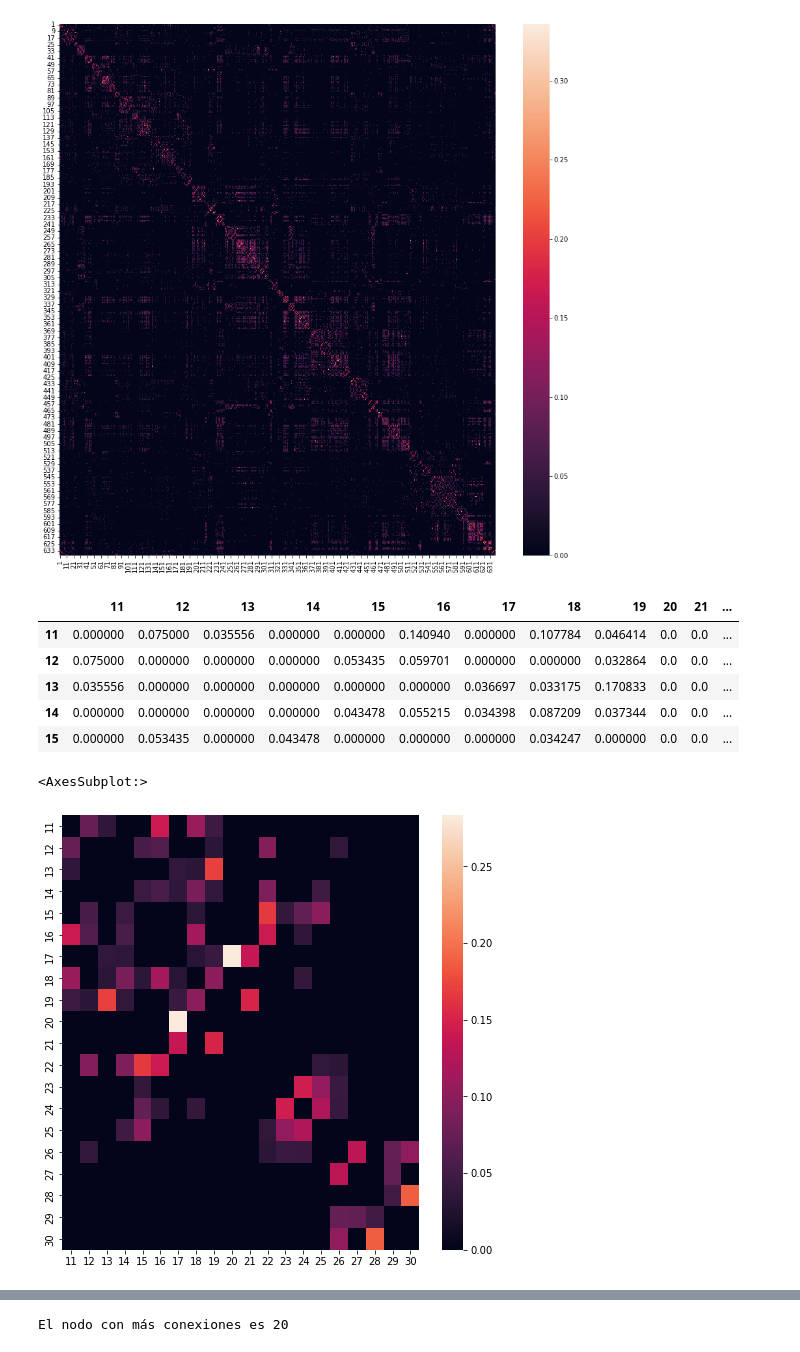
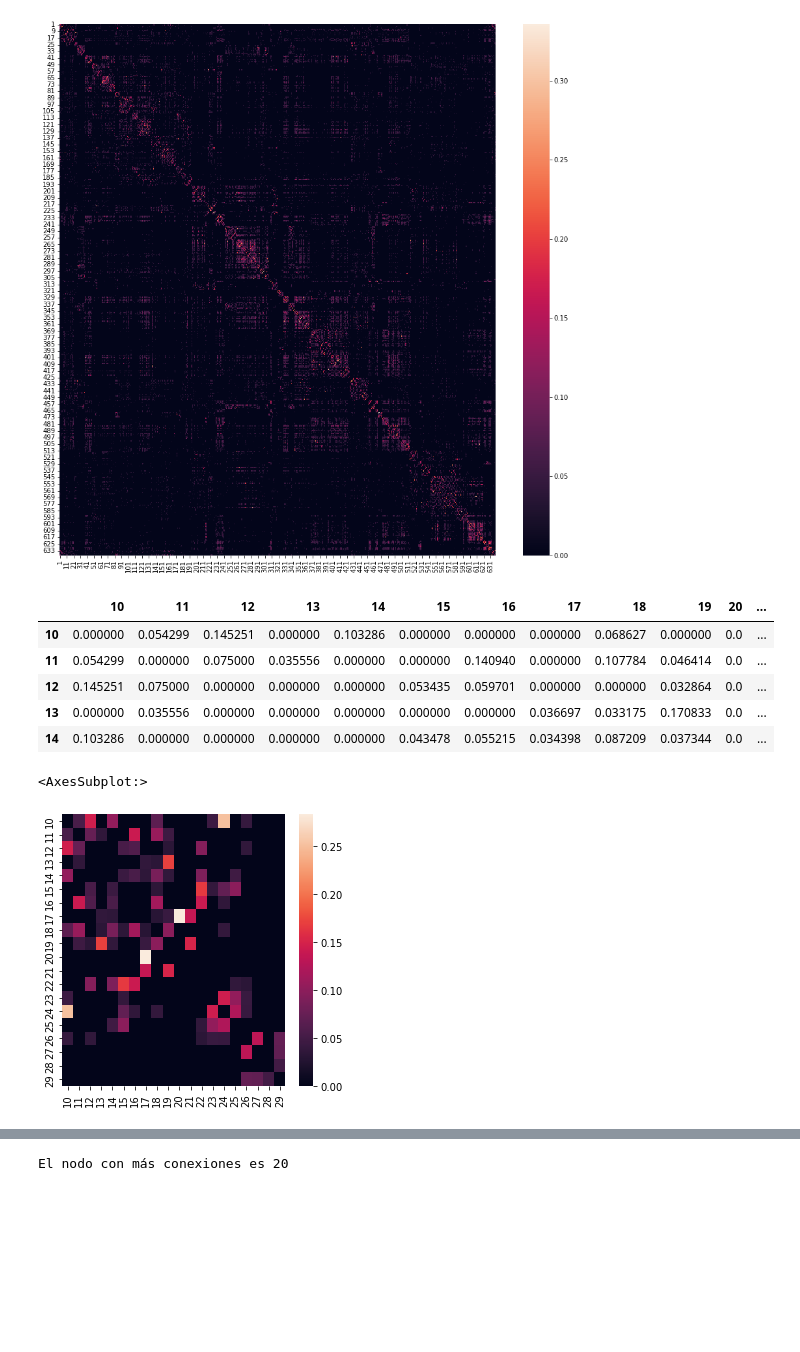
Before and after one commit to Fernando-JAL/Neurociencias-2025-1, a Jupyter notebook: Tareas/Parcial_3ro/Solucion_Parte3.ipynb, the cells around one changed output, grey strips where cells are left out. Saved outputs shown, nothing was run; the diff lists cells and outputs as text; code cells hidden in the pictures; blank space fills up the shorter version.

```diff
--- a/Tareas/Parcial_3ro/Solucion_Parte3.ipynb
+++ b/Tareas/Parcial_3ro/Solucion_Parte3.ipynb
@@ -77,22 +77,22 @@ sns.heatmap(df)
 [figure]
 # %%
 # Ej 3. Crear un dataframe subconjunto del dataframe anterior que contenga de la fila 10 a la 30 y de la columna 10 a la 30
-new_df = df.iloc[10: 30, 10: 30]
+new_df = df.iloc[9: 29, 9:29]
 new_df.head()
 # %% [output]
-|  | 11 | 12 | 13 | 14 | 15 | 16 | 17 | 18 | 19 | 20 | 21 | ... |
-| 11 | 0.000000 | 0.075000 | 0.035556 | 0.000000 | 0.000000 | 0.140940 | 0.000000 | 0.107784 | 0.046414 | 0.0 | 0.0 | ... |
-| 12 | 0.075000 | 0.000000 | 0.000000 | 0.000000 | 0.053435 | 0.059701 | 0.000000 | 0.000000 | 0.032864 | 0.0 | 0.0 | ... |
-| 13 | 0.035556 | 0.000000 | 0.000000 | 0.000000 | 0.000000 | 0.000000 | 0.036697 | 0.033175 | 0.170833 | 0.0 | 0.0 | ... |
-| 14 | 0.000000 | 0.000000 | 0.000000 | 0.000000 | 0.043478 | 0.055215 | 0.034398 | 0.087209 | 0.037344 | 0.0 | 0.0 | ... |
-| 15 | 0.000000 | 0.053435 | 0.000000 | 0.043478 | 0.000000 | 0.000000 | 0.000000 | 0.034247 | 0.000000 | 0.0 | 0.0 | ... |
+|  | 10 | 11 | 12 | 13 | 14 | 15 | 16 | 17 | 18 | 19 | 20 | ... |
+| 10 | 0.000000 | 0.054299 | 0.145251 | 0.000000 | 0.103286 | 0.000000 | 0.000000 | 0.000000 | 0.068627 | 0.000000 | 0.0 | ... |
+| 11 | 0.054299 | 0.000000 | 0.075000 | 0.035556 | 0.000000 | 0.000000 | 0.140940 | 0.000000 | 0.107784 | 0.046414 | 0.0 | ... |
+| 12 | 0.145251 | 0.075000 | 0.000000 | 0.000000 | 0.000000 | 0.053435 | 0.059701 | 0.000000 | 0.000000 | 0.032864 | 0.0 | ... |
+| 13 | 0.000000 | 0.035556 | 0.000000 | 0.000000 | 0.000000 | 0.000000 | 0.000000 | 0.036697 | 0.033175 | 0.170833 | 0.0 | ... |
+| 14 | 0.103286 | 0.000000 | 0.000000 | 0.000000 | 0.000000 | 0.043478 | 0.055215 | 0.034398 | 0.087209 | 0.037344 | 0.0 | ... |
 # %%
 # Ej 4. Mostrar el heatmap del nuevo dataframe
-fig = plt.figure(figsize=(8, 8))
+fig = plt.figure(figsize=(5, 5))
 sns.heatmap(new_df)
 # %% [output]
 <AxesSubplot:>
-[figure, old version]
+[figure, new version]
 # %%
 # Ej 5. Crear el grafo dirigido del nuevo dataframe
 G = nx.from_pandas_adjacency(new_df, create_using=nx.DiGraph())
```
Also changed, not shown: parts of 6 cells of this notebook, 1 other file.
